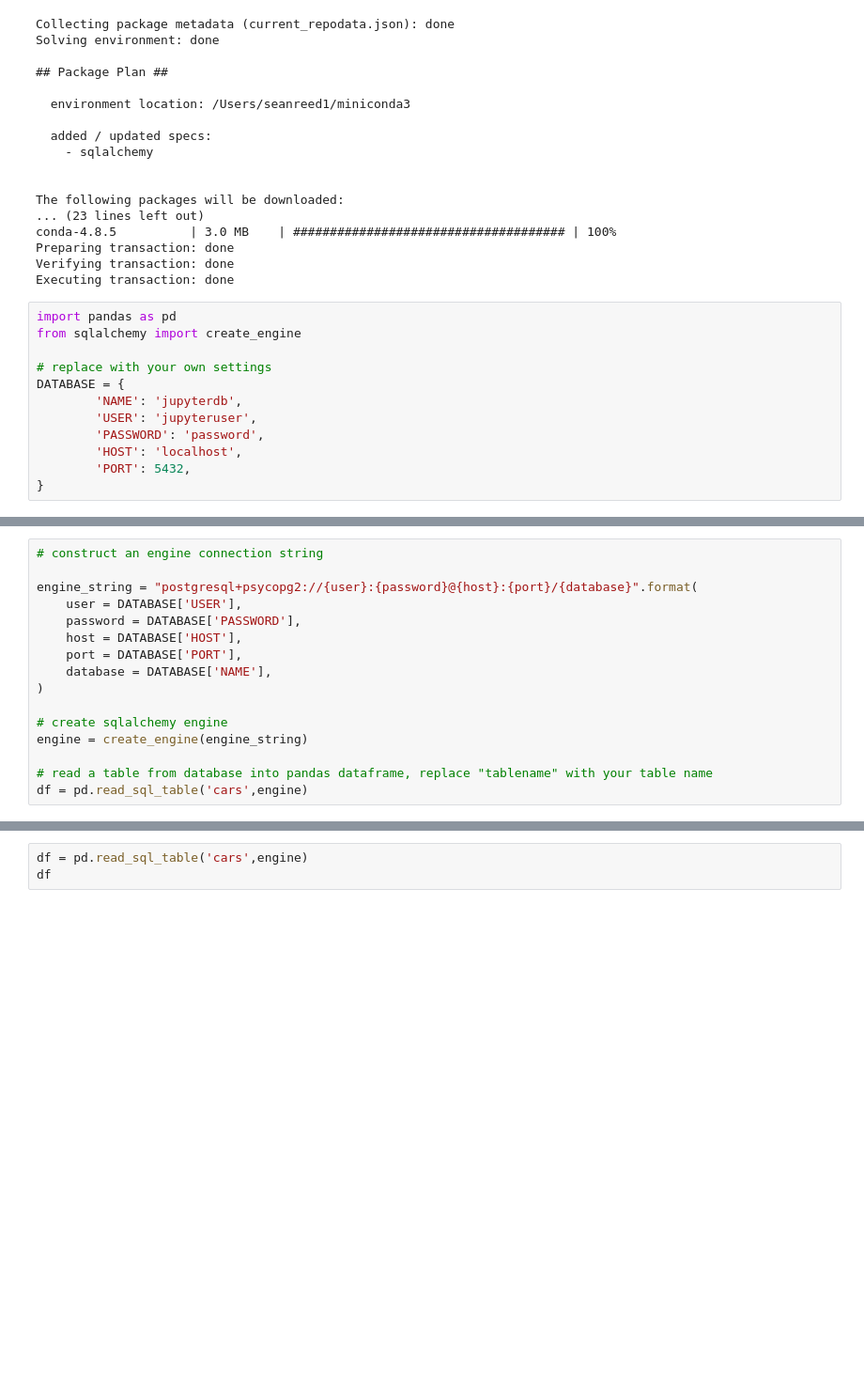
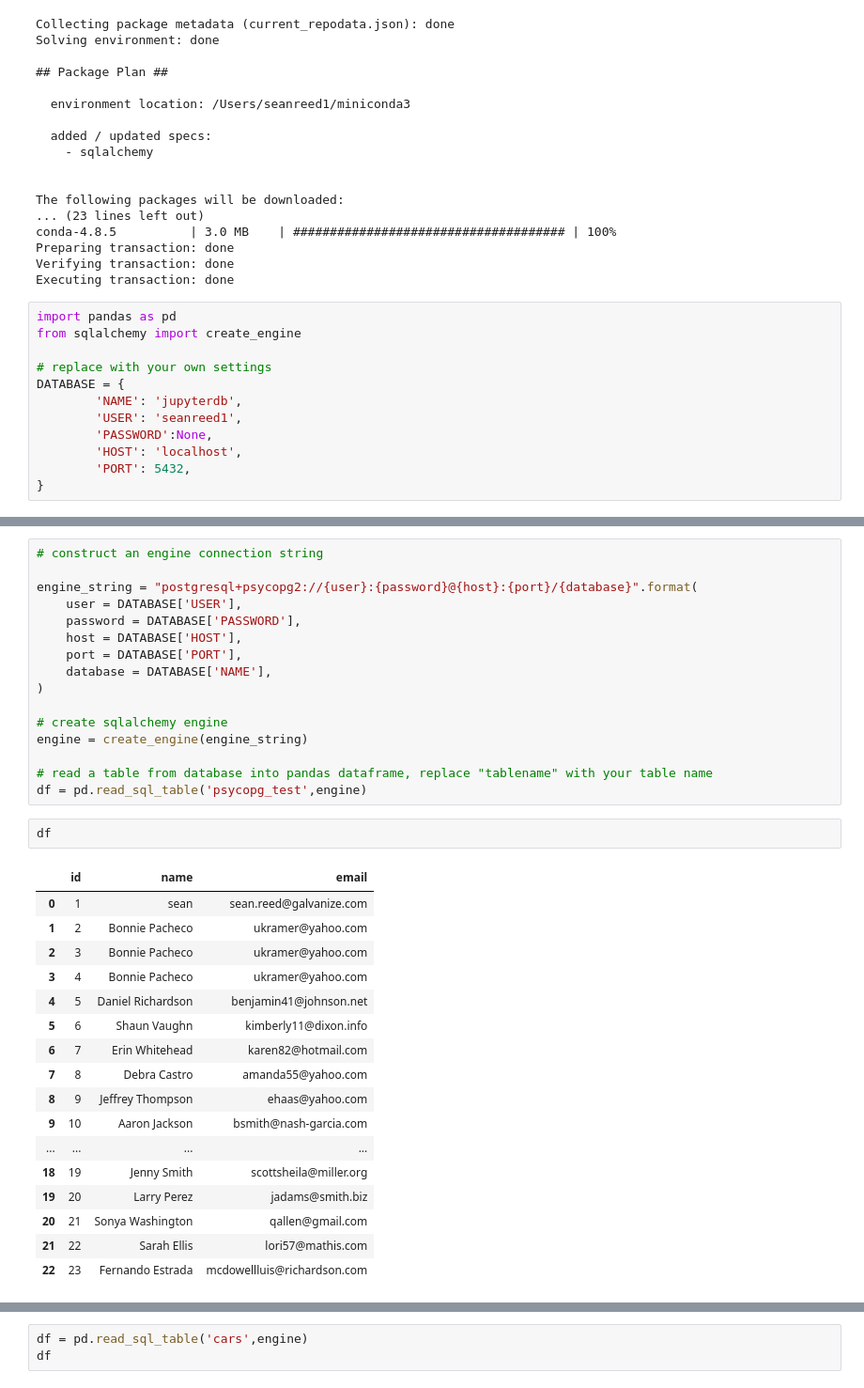
Before and after one commit to seanreed1111/PSYCOPG2-LECTURE, a Jupyter notebook: sql_alchemy-new.ipynb, the cells around one changed output, grey strips where cells are left out. Shown at 94% size. Drawn from its saved outputs; the diff is of its cells as text; blank space fills up the shorter version.

```diff
--- a/sql_alchemy-new.ipynb
+++ b/sql_alchemy-new.ipynb
@@ -25,8 +25,8 @@ from sqlalchemy import create_engine
 # replace with your own settings
 DATABASE = {
         'NAME': 'jupyterdb',
-        'USER': 'jupyteruser',
-        'PASSWORD': 'password',
+        'USER': 'seanreed1',
+        'PASSWORD':None,
         'HOST': 'localhost',
         'PORT': 5432,
 }
@@ -56,4 +56,24 @@ engine_string = "postgresql+psycopg2://{user}:{password}@{host}:{port}/{database
 engine = create_engine(engine_string)
 
 # read a table from database into pandas dataframe, replace "tablename" with your table name
-df = pd.read_sql_table('cars',engine)
+df = pd.read_sql_table('psycopg_test',engine)
+# %%
+df
+# %% [output]
+|  | id | name | email |
+| 0 | 1 | sean | sean.reed@galvanize.com |
+| 1 | 2 | Bonnie Pacheco | ukramer@yahoo.com |
+| 2 | 3 | Bonnie Pacheco | ukramer@yahoo.com |
+| 3 | 4 | Bonnie Pacheco | ukramer@yahoo.com |
+| 4 | 5 | Daniel Richardson | benjamin41@johnson.net |
+| 5 | 6 | Shaun Vaughn | kimberly11@dixon.info |
+| 6 | 7 | Erin Whitehead | karen82@hotmail.com |
+| 7 | 8 | Debra Castro | amanda55@yahoo.com |
+| 8 | 9 | Jeffrey Thompson | ehaas@yahoo.com |
+| 9 | 10 | Aaron Jackson | bsmith@nash-garcia.com |
+| ... | ... | ... | ... |
+| 18 | 19 | Jenny Smith | scottsheila@miller.org |
+| 19 | 20 | Larry Perez | jadams@smith.biz |
+| 20 | 21 | Sonya Washington | qallen@gmail.com |
+| 21 | 22 | Sarah Ellis | lori57@mathis.com |
+| 22 | 23 | Fernando Estrada | mcdowellluis@richardson.com |
```
Also changed, not shown: parts of 2 cells of this notebook, 2 other files.
